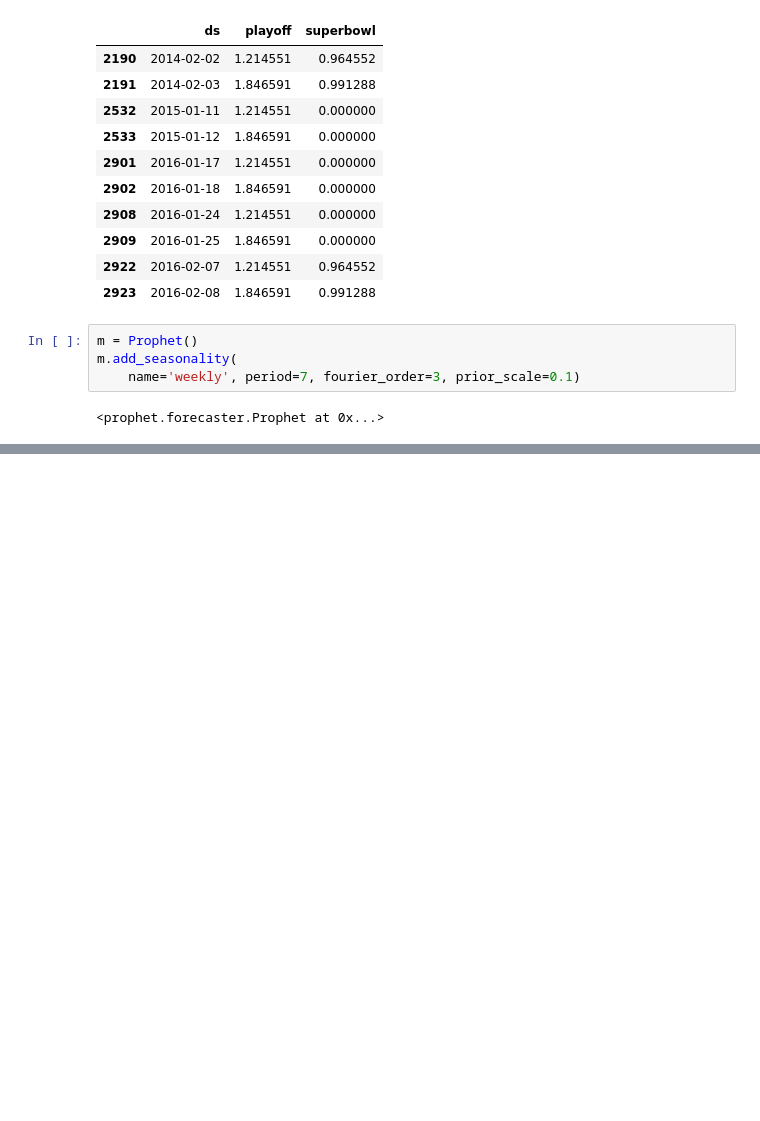
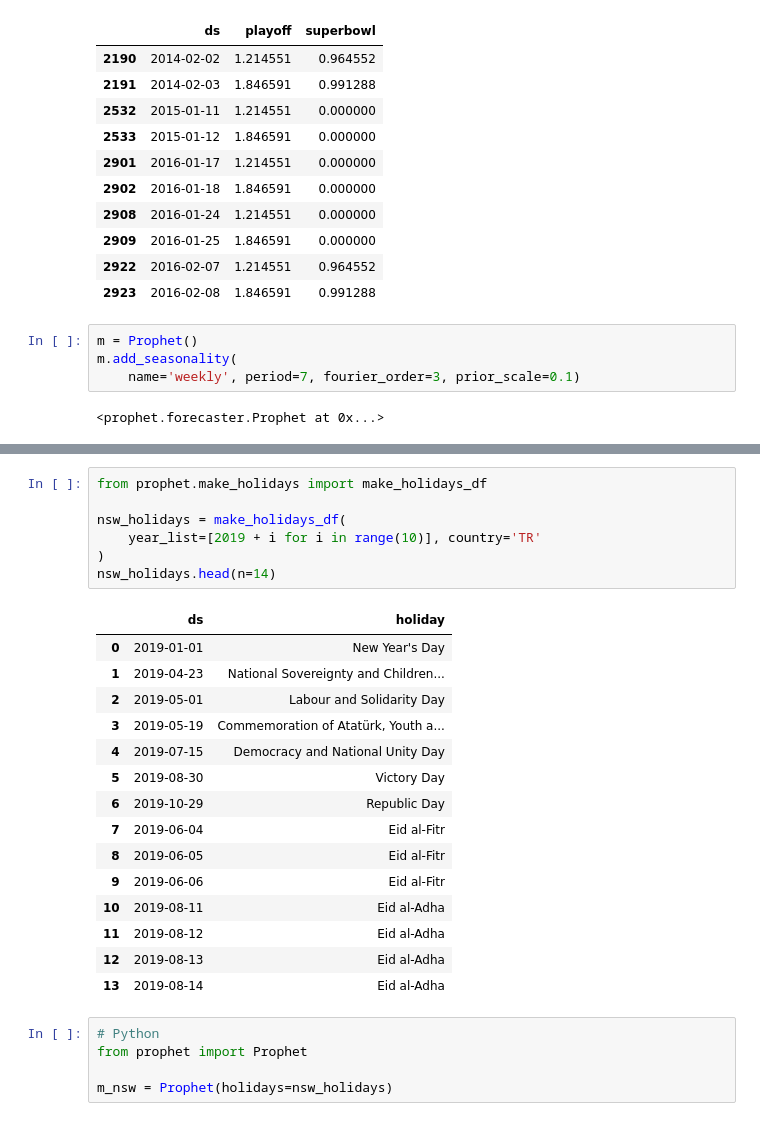
Before and after one commit to SumeyraBayrak/Prophet-Forecasting-Toolkit, a Jupyter notebook: 4-seasonality-holidayeffects-and-regressors.ipynb, the cells around one changed output, grey strips where cells are left out. Cells and saved outputs as stored; diff of their text form; blank space fills up the shorter version.

```diff
--- a/4-seasonality-holidayeffects-and-regressors.ipynb
+++ b/4-seasonality-holidayeffects-and-regressors.ipynb
@@ -210 +210,29 @@ fig = m.plot_components(forecast)
 [figure]
+# %%
+from prophet.make_holidays import make_holidays_df
+
+nsw_holidays = make_holidays_df(
+    year_list=[2019 + i for i in range(10)], country='TR'
+)
+nsw_holidays.head(n=14)
+# %% [output]
+|  | ds | holiday |
+| 0 | 2019-01-01 | New Year's Day |
+| 1 | 2019-04-23 | National Sovereignty and Children... |
+| 2 | 2019-05-01 | Labour and Solidarity Day |
+| 3 | 2019-05-19 | Commemoration of Atatürk, Youth a... |
+| 4 | 2019-07-15 | Democracy and National Unity Day |
+| 5 | 2019-08-30 | Victory Day |
+| 6 | 2019-10-29 | Republic Day |
+| 7 | 2019-06-04 | Eid al-Fitr |
+| 8 | 2019-06-05 | Eid al-Fitr |
+| 9 | 2019-06-06 | Eid al-Fitr |
+| 10 | 2019-08-11 | Eid al-Adha |
+| 11 | 2019-08-12 | Eid al-Adha |
+| 12 | 2019-08-13 | Eid al-Adha |
+| 13 | 2019-08-14 | Eid al-Adha |
+# %%
+# Python
+from prophet import Prophet
+
+m_nsw = Prophet(holidays=nsw_holidays)
```
Also changed, not shown: parts of 8 cells of this notebook, 3 other files.
